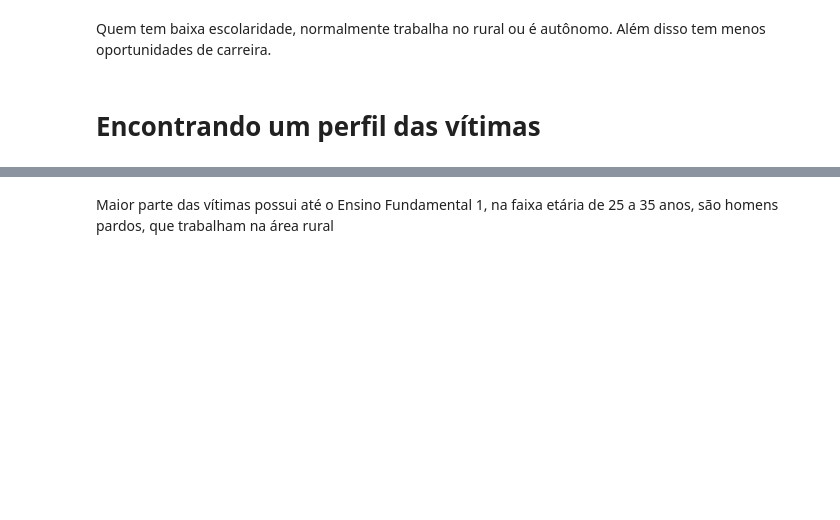
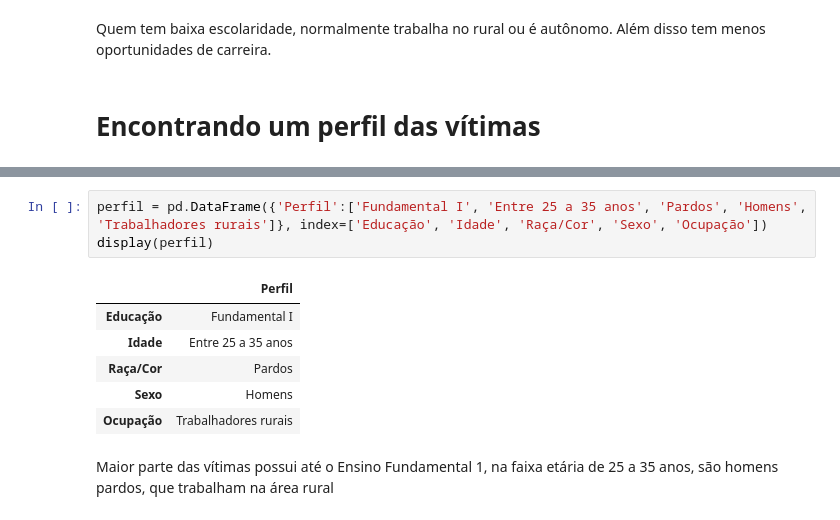
Before and after one commit to iagonmic/taxa-homicidio-pb, a Jupyter notebook: analise.ipynb, the cells around one changed output, grey strips where cells are left out. Cells and saved outputs as stored; diff of their text form; blank space fills up the shorter version.

```diff
--- a/analise.ipynb
+++ b/analise.ipynb
@@ -611,4 +614,14 @@ OCUP
 Name: DTOBITO, dtype: float64
+# %%
+perfil = pd.DataFrame({'Perfil':['Fundamental I', 'Entre 25 a 35 anos', 'Pardos', 'Homens', 'Trabalhadores rurais']}, index=['Educação', 'Idade', 'Raça/Cor', 'Sexo', 'Ocupação'])
+display(perfil)
+# %% [output]
+|  | Perfil |
+| Educação | Fundamental I |
+| Idade | Entre 25 a 35 anos |
+| Raça/Cor | Pardos |
+| Sexo | Homens |
+| Ocupação | Trabalhadores rurais |
 # %% [markdown]
 Maior parte das vítimas possui até o Ensino Fundamental 1, na faixa etária de 25 a 35 anos, são homens pardos, que trabalham na área rural
 # %% [markdown]
```
Also changed, not shown: parts of 14 cells of this notebook, 4 other files.
